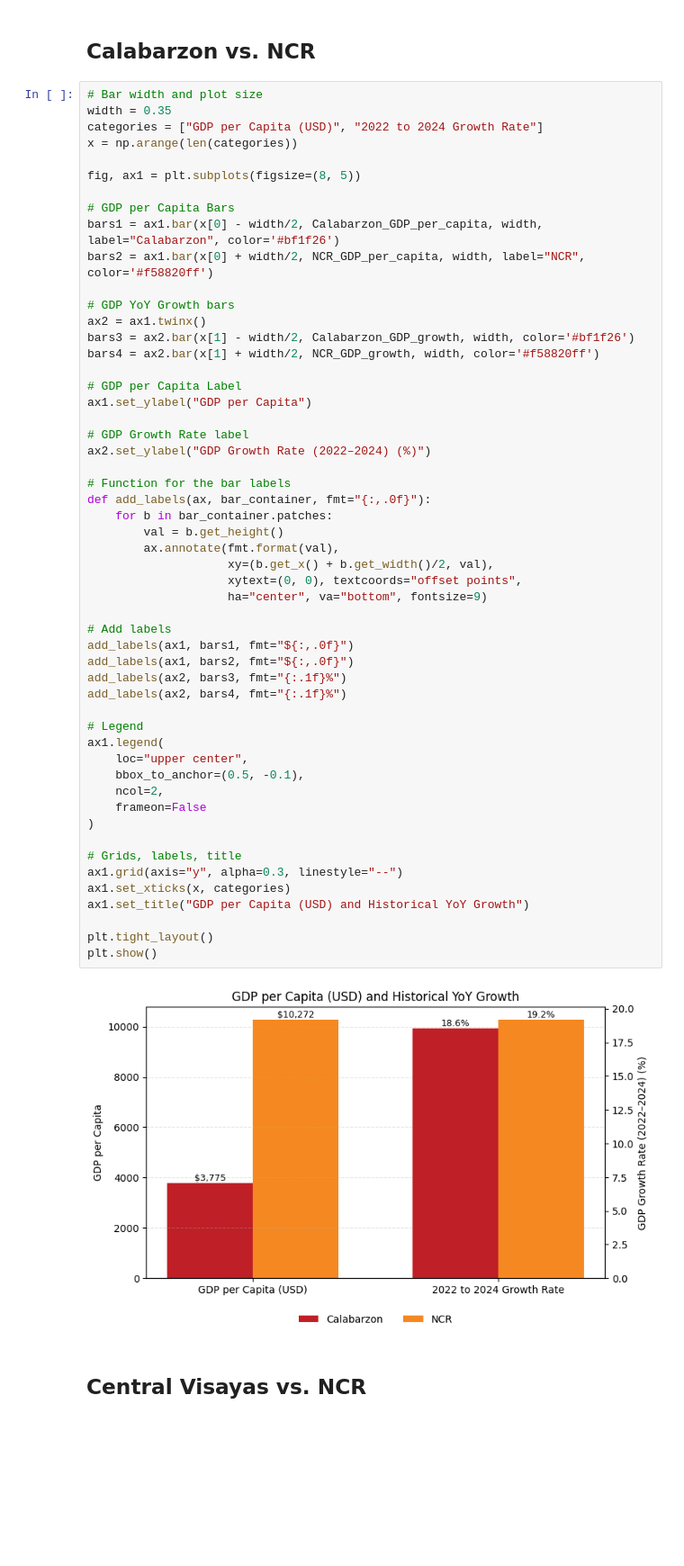
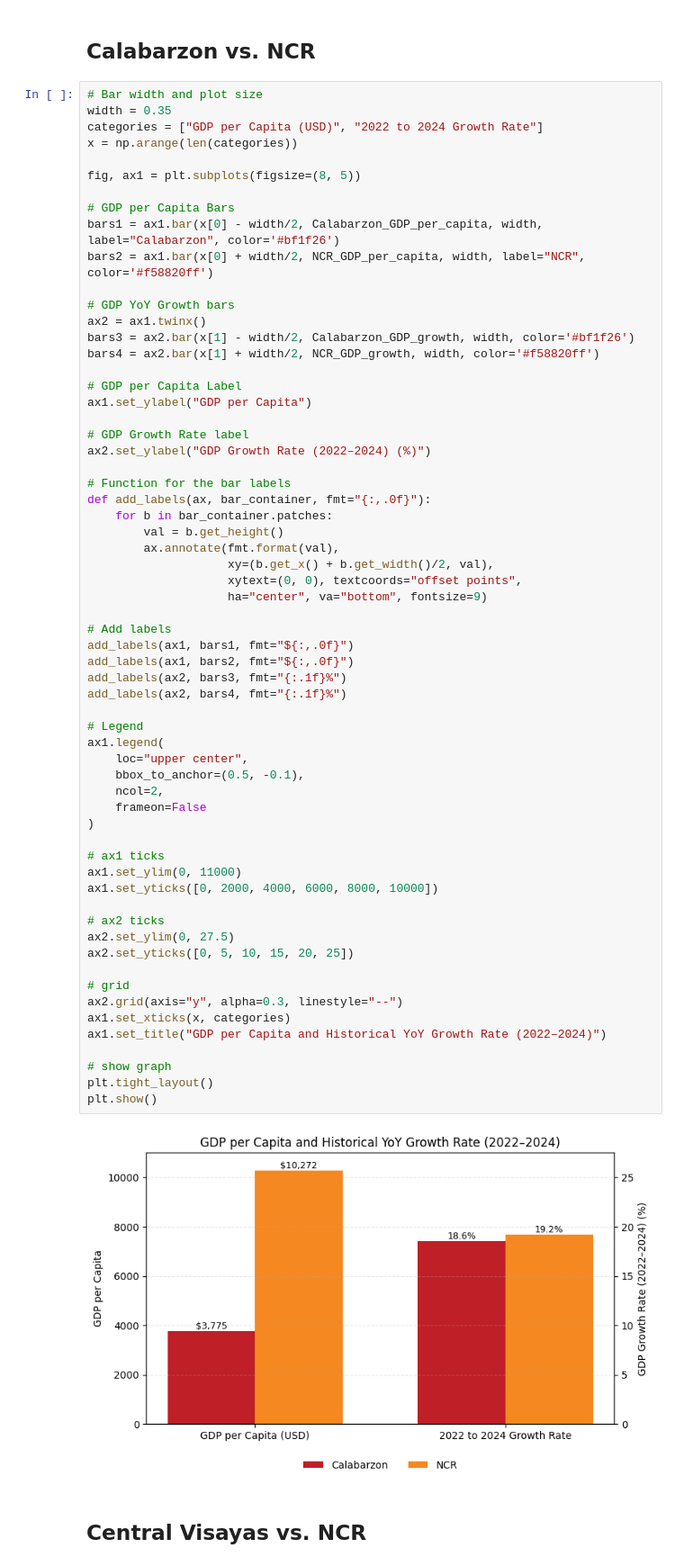
Before and after one commit to BSDSBA-JF/wadwani_intern, a Jupyter notebook: 03_tesda_cebu/grouped_bar_charts.ipynb, the cells around one changed output. Shown at 90% size. Saved outputs shown, nothing was run; the diff lists cells and outputs as text; blank space fills up the shorter version.

Commit message:
Updated grouped bar charts

```diff
--- a/03_tesda_cebu/grouped_bar_charts.ipynb
+++ b/03_tesda_cebu/grouped_bar_charts.ipynb
@@ -187,37 +206,46 @@ ax1.set_ylabel("GDP per Capita")
 ax2.set_ylabel("GDP Growth Rate (2022–2024) (%)")
 
 # Function for the bar labels
 def add_labels(ax, bar_container, fmt="{:,.0f}"):
     for b in bar_container.patches:
         val = b.get_height()
         ax.annotate(fmt.format(val),
                     xy=(b.get_x() + b.get_width()/2, val),
                     xytext=(0, 0), textcoords="offset points",
                     ha="center", va="bottom", fontsize=9)
 
 # Add labels
 add_labels(ax1, bars1, fmt="${:,.0f}")
 add_labels(ax1, bars2, fmt="${:,.0f}")
 add_labels(ax2, bars3, fmt="{:.1f}%")
 add_labels(ax2, bars4, fmt="{:.1f}%")
 
 # Legend
 ax1.legend(
     loc="upper center",
     bbox_to_anchor=(0.5, -0.1),
     ncol=2,
     frameon=False
 )
 
-# Grids, labels, title
-ax1.grid(axis="y", alpha=0.3, linestyle="--")
+# ax1 ticks
+ax1.set_ylim(0, 11000)
+ax1.set_yticks([0, 2000, 4000, 6000, 8000, 10000])
+
+# ax2 ticks
+ax2.set_ylim(0, 27.5)
+ax2.set_yticks([0, 5, 10, 15, 20, 25])
+
+# grid
+ax2.grid(axis="y", alpha=0.3, linestyle="--")
 ax1.set_xticks(x, categories)
-ax1.set_title("GDP per Capita (USD) and Historical YoY Growth")
+ax1.set_title("GDP per Capita and Historical YoY Growth Rate (2022–2024)")
 
+# show graph
 plt.tight_layout()
 plt.show()
 # %% [output]
-[figure, old version]
+[figure, new version]
 # %% [markdown]
 ## Central Visayas vs. NCR
 # %%
```
Also changed, not shown: parts of 5 cells of this notebook.
